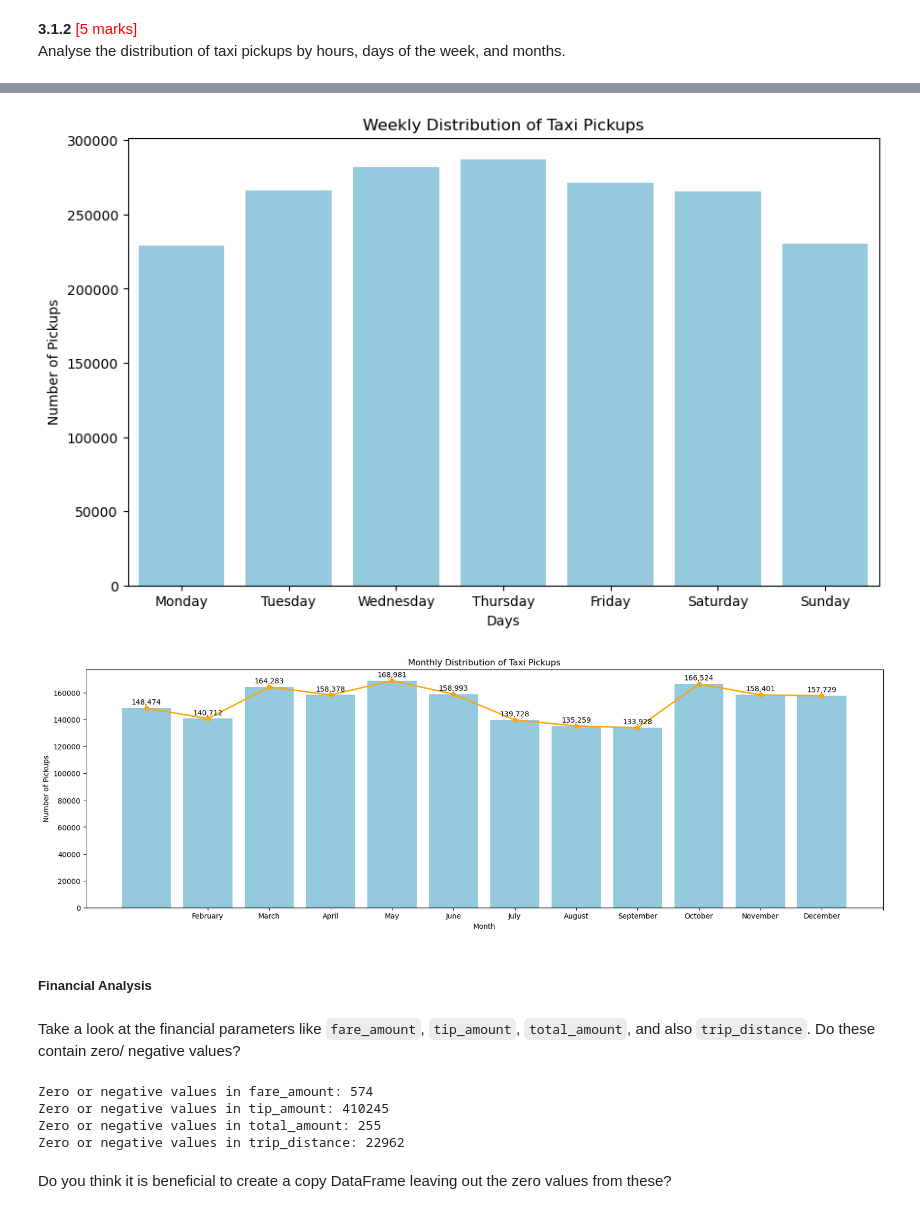
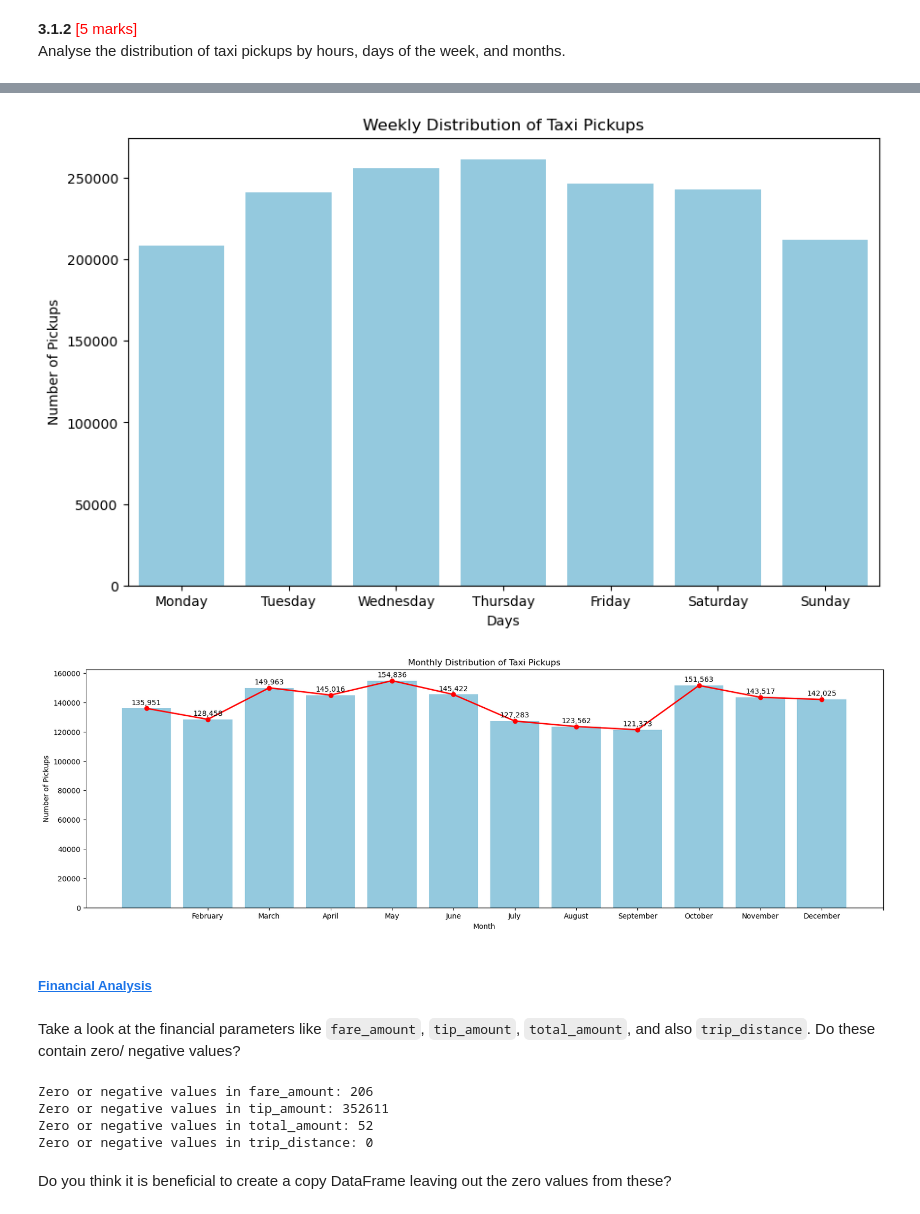
Before and after one commit to rajiv2607/EDA-NYC-Taxi, a Jupyter notebook: Datasets and Dictionary/EDA_Assg_NYC_Taxi_Starter.ipynb, the cells around one changed output, grey strips where cells are left out. Cells and saved outputs as stored; diff of their text form; code cells hidden in the pictures.

```diff
--- a/Datasets and Dictionary/EDA_Assg_NYC_Taxi_Starter.ipynb
+++ b/Datasets and Dictionary/EDA_Assg_NYC_Taxi_Starter.ipynb
@@ -579,0 +637,4 @@ df = df[df['passenger_count'] >= 0]
+# %%
+# Remove entries where trip_distance is nearly 0 and fare_amount is more than 300
+df = df[~((df['trip_distance'] < 0.01) & (df['fare_amount'] > 300))]
+df.shape
@@ -647 +715,4 @@ df = df[df['payment_type'] != 0]
+# %%
+# Remove rows where trip_distance is less than 0.62 miles
+df = df[df['trip_distance'] > 0.62]
 # %% [markdown]
@@ -706,8 +777,8 @@ Analyse the distribution of taxi pickups by hours, days of the week, and months.
 # %%
 # Find and show the hourly trends in taxi pickups
 
-df['pickup_hour_derived'] = df['tpep_pickup_datetime'].dt.hour
-hour_pickup = df['pickup_hour_derived'].value_counts().sort_index()
+df['pickup_time_derived'] = df['tpep_pickup_datetime'].dt.hour
+hour_pickup = df['pickup_time_derived'].value_counts().sort_index()
 
 plt.figure(figsize=(10, 6))
 sns.barplot(x=hour_pickup.index, y=hour_pickup.values, color='skyblue')
@@ -721,9 +792,9 @@ plt.show()
 # %%
 # Find and show the daily trends in taxi pickups (days of the week)
 
-df['pickup_days_derived'] = df['tpep_pickup_datetime'].dt.day_of_week
+df['pickup_day_derived'] = df['tpep_pickup_datetime'].dt.day_of_week
 day_name_map = {0: 'Monday', 1: 'Tuesday', 2: 'Wednesday', 3: 'Thursday', 4: 'Friday', 5: 'Saturday', 6: 'Sunday'}
-df['pickup_day_name_derived'] = df['pickup_days_derived'].map(day_name_map)
+df['pickup_day_name_derived'] = df['pickup_day_derived'].map(day_name_map)
 days = df['pickup_day_name_derived'].value_counts().reindex(day_name_map.values())
 
 
@@ -735,32 +806,32 @@ plt.title('Weekly Distribution of Taxi Pickups')
 plt.xticks(range(7))
 plt.show()
 # %% [output]
-[figure, old version]
+[figure, new version]
 # %%
 import calendar
 
 # Show the monthly trends in pickups
 
-df['pickup_months_derived'] = df['tpep_pickup_datetime'].dt.month
-monthly = df['pickup_months_derived'].value_counts().sort_index()
+df['pickup_month_derived'] = df['tpep_pickup_datetime'].dt.month
+monthly = df['pickup_month_derived'].value_counts().sort_index()
 plt.figure(figsize=(20, 6))
 month_names = [calendar.month_name[m] for m in monthly.index]
 sns.barplot(x=month_names, y=monthly.values, color='skyblue')
 # Plot the line on top of the bars
-plt.plot(month_names, monthly.values, color='orange', marker='o', linewidth=2)
+plt.plot(month_names, monthly.values, color='red', marker='o', linewidth=2)
 plt.xlabel('Month')
 
 # Add numbers on top of each bar
 for i, value in enumerate(monthly.values):
     plt.text(i, value + max(monthly.values)*0.01, f'{value:,}', ha='center', va='bottom', fontsize=10)
 plt.ylabel('Number of Pickups')
 plt.title('Monthly Distribution of Taxi Pickups')
 plt.xticks(monthly.index)
 plt.show()
 # %% [output]
-[figure, old version]
+[figure, new version]
 # %% [markdown]
-##### Financial Analysis
+##### <a id='toc1_7_1_1_2_'></a>[Financial Analysis](#toc0_)
 # %% [markdown]
 Take a look at the financial parameters like `fare_amount`, `tip_amount`, `total_amount`, and also `trip_distance`. Do these contain zero/
 negative values?
@@ -773,10 +844,10 @@ print("Zero or negative values in tip_amount:", (df['tip_amount'] <= 0).sum())
 print("Zero or negative values in total_amount:", (df['total_amount'] <= 0).sum())
 print("Zero or negative values in trip_distance:", (df['trip_distance'] <= 0).sum())
 # %% [output]
-Zero or negative values in fare_amount: 574
-Zero or negative values in tip_amount: 410245
-Zero or negative values in total_amount: 255
-Zero or negative values in trip_distance: 22962
+Zero or negative values in fare_amount: 206
+Zero or negative values in tip_amount: 352611
+Zero or negative values in total_amount: 52
+Zero or negative values in trip_distance: 0
 # %% [markdown]
 Do you think it is beneficial to create a copy DataFrame leaving out the zero values from these?
 # %% [markdown]
```
Also changed, not shown: parts of 94 cells of this notebook.
